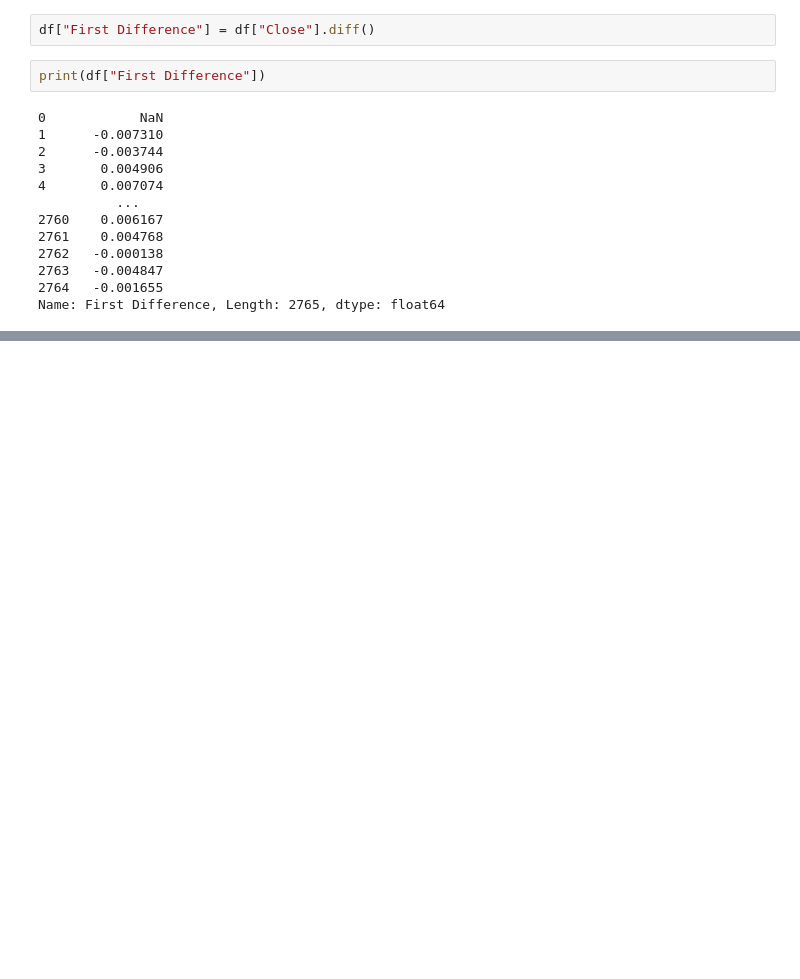
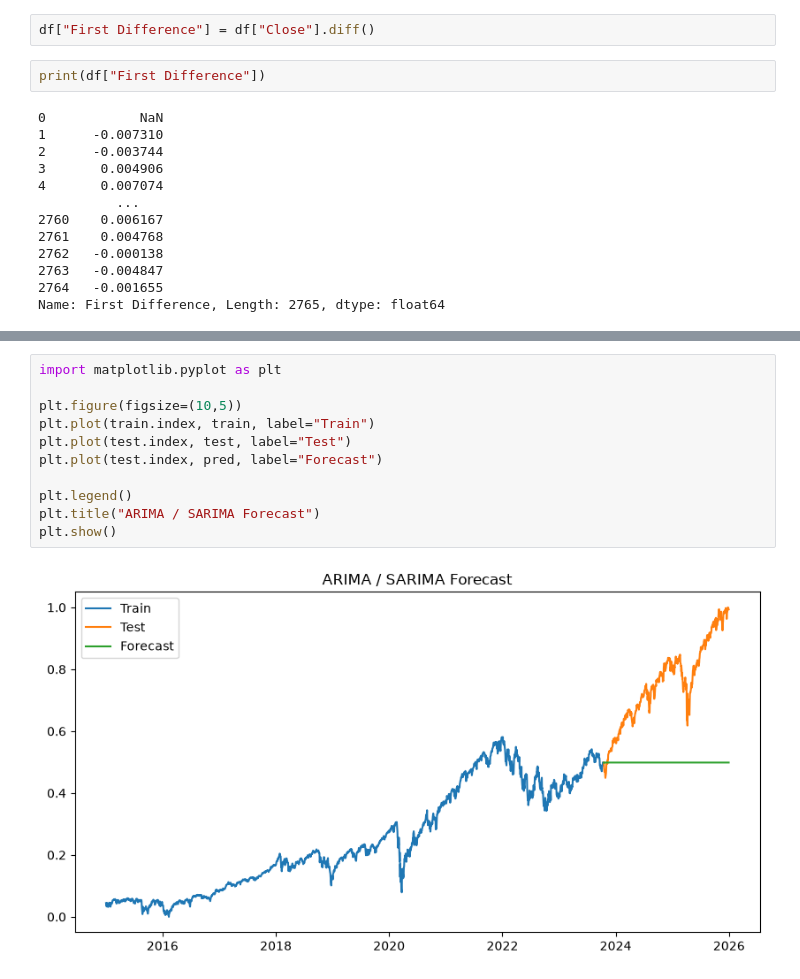
Before and after one commit to toleshee2015/portfolio-optimization, a Jupyter notebook: Task-1.ipynb, the cells around one changed output, grey strips where cells are left out. Drawn from its saved outputs; the diff is of its cells as text; blank space fills up the shorter version.

```diff
--- a/Task-1.ipynb
+++ b/Task-1.ipynb
@@ -253,0 +676,13 @@ Name: First Difference, Length: 2765, dtype: float64
+# %%
+import matplotlib.pyplot as plt
+
+plt.figure(figsize=(10,5))
+plt.plot(train.index, train, label="Train")
+plt.plot(test.index, test, label="Test")
+plt.plot(test.index, pred, label="Forecast")
+
+plt.legend()
+plt.title("ARIMA / SARIMA Forecast")
+plt.show()
+# %% [output]
+[figure, added]
```
Also changed, not shown: parts of 41 cells of this notebook.
